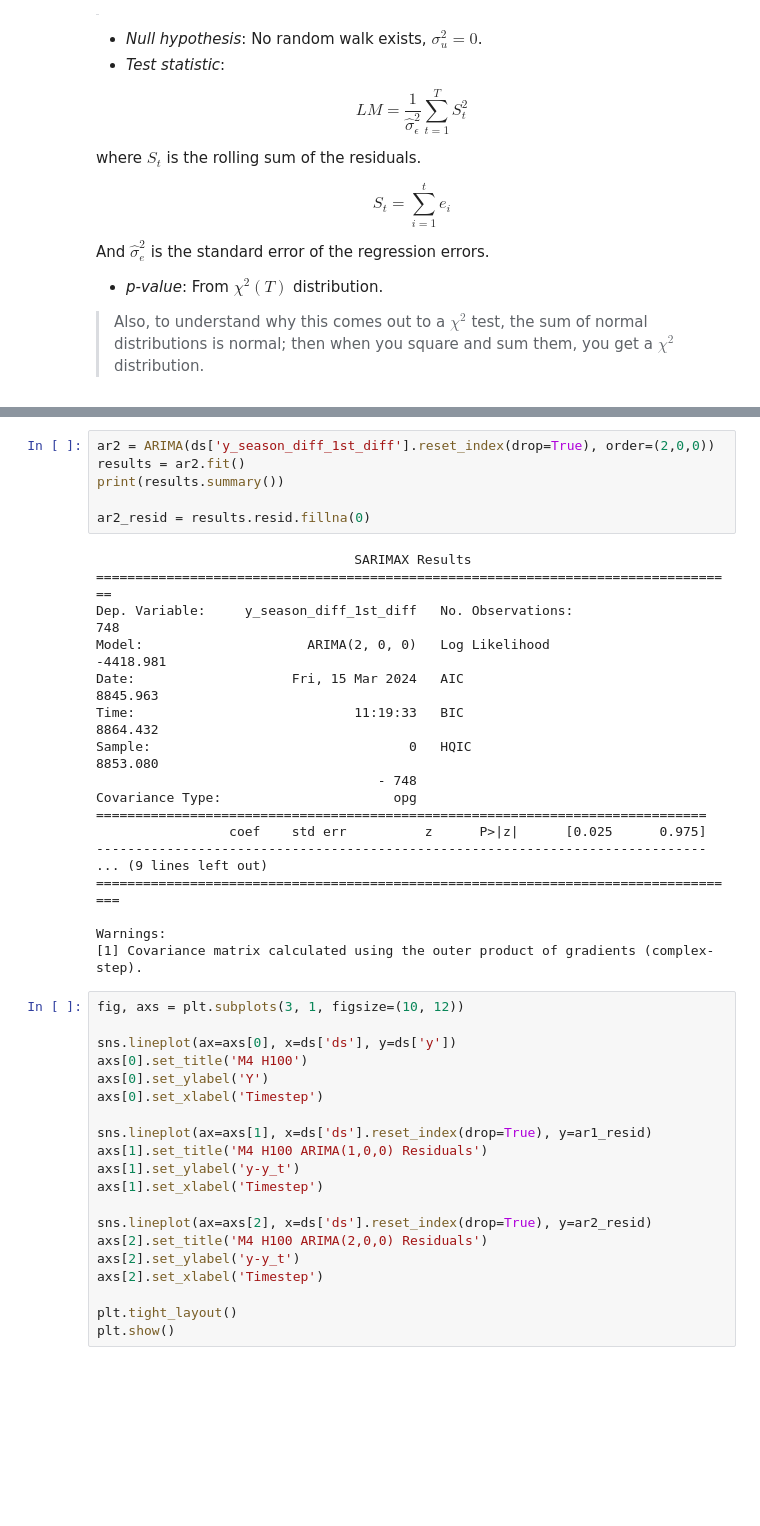
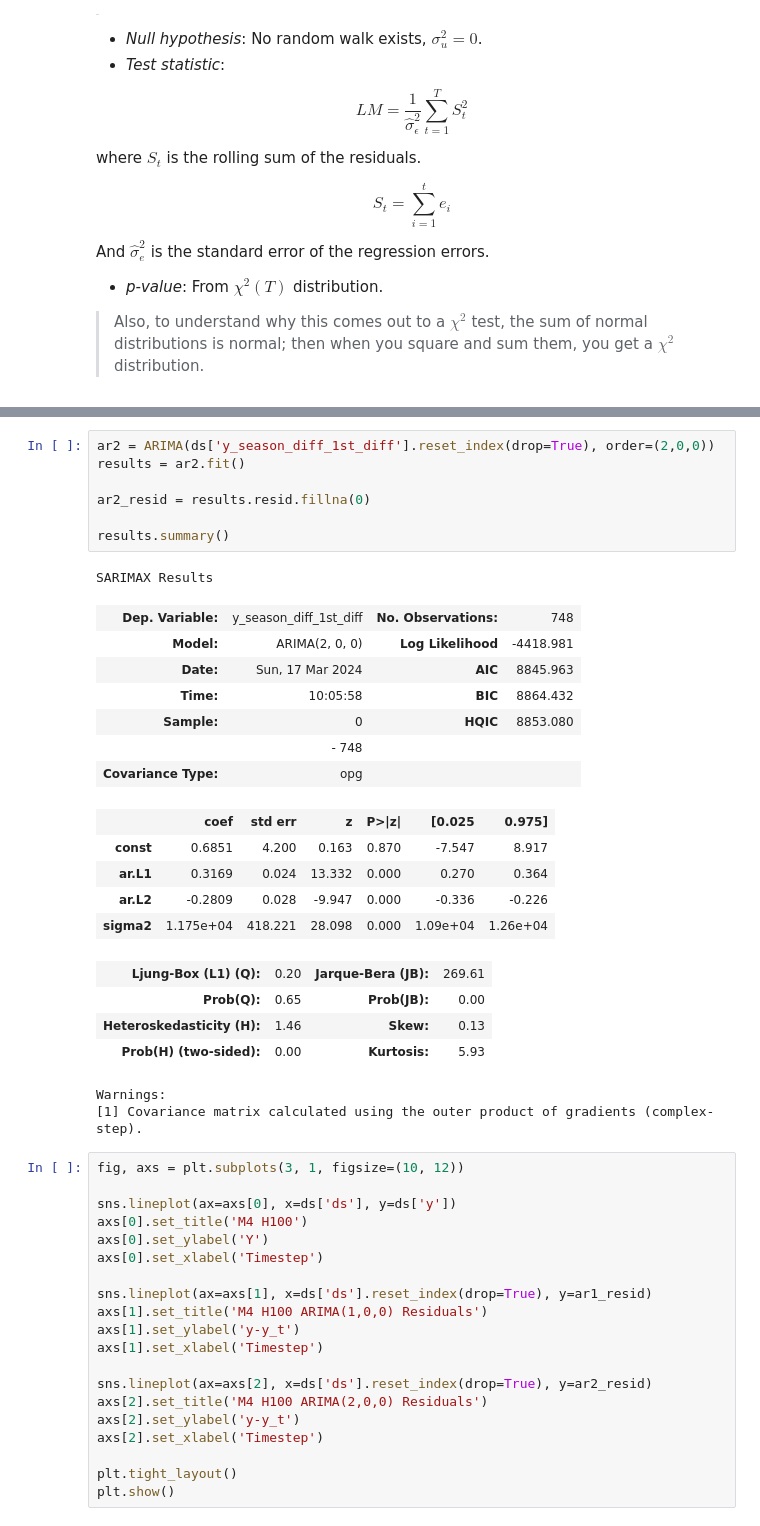
Before and after one commit to cal-yen/fpp3, a Jupyter notebook: chapter_9.ipynb, the cells around one changed output, grey strips where cells are left out. Drawn from its saved outputs; the diff is of its cells as text; blank space fills up the shorter version.

```diff
--- a/chapter_9.ipynb
+++ b/chapter_9.ipynb
@@ -220,27 +220,30 @@ Warnings:
 # %%
 ar2 = ARIMA(ds['y_season_diff_1st_diff'].reset_index(drop=True), order=(2,0,0))
 results = ar2.fit()
-print(results.summary())
 
 ar2_resid = results.resid.fillna(0)
+
+results.summary()
 # %% [output]
-                                 SARIMAX Results
-==================================================================================
-Dep. Variable:     y_season_diff_1st_diff   No. Observations:                  748
-Model:                     ARIMA(2, 0, 0)   Log Likelihood               -4418.981
-Date:                    Fri, 15 Mar 2024   AIC                           8845.963
-Time:                            11:19:33   BIC                           8864.432
-Sample:                                 0   HQIC                          8853.080
-                                    - 748
-Covariance Type:                      opg
-==============================================================================
-                 coef    std err          z      P>|z|      [0.025      0.975]
-------------------------------------------------------------------------------
-... (9 lines left out)
-===================================================================================
-
-Warnings:
-[1] Covariance matrix calculated using the outer product of gradients (complex-step).
+SARIMAX Results
+| Dep. Variable: | y_season_diff_1st_diff | No. Observations: | 748 |
+| Model: | ARIMA(2, 0, 0) | Log Likelihood | -4418.981 |
+| Date: | Sun, 17 Mar 2024 | AIC | 8845.963 |
+| Time: | 10:05:58 | BIC | 8864.432 |
+| Sample: | 0 | HQIC | 8853.080 |
+|  | - 748 |  |  |
+| Covariance Type: | opg |  |  |
+|  | coef | std err | z | P>|z| | [0.025 | 0.975] |
+| const | 0.6851 | 4.200 | 0.163 | 0.870 | -7.547 | 8.917 |
+| ar.L1 | 0.3169 | 0.024 | 13.332 | 0.000 | 0.270 | 0.364 |
+| ar.L2 | -0.2809 | 0.028 | -9.947 | 0.000 | -0.336 | -0.226 |
+| sigma2 | 1.175e+04 | 418.221 | 28.098 | 0.000 | 1.09e+04 | 1.26e+04 |
+| Ljung-Box (L1) (Q): | 0.20 | Jarque-Bera (JB): | 269.61 |
+| Prob(Q): | 0.65 | Prob(JB): | 0.00 |
+| Heteroskedasticity (H): | 1.46 | Skew: | 0.13 |
+| Prob(H) (two-sided): | 0.00 | Kurtosis: | 5.93 |
+Warnings:
+[1] Covariance matrix calculated using the outer product of gradients (complex-step).
 # %%
 fig, axs = plt.subplots(3, 1, figsize=(10, 12))
 
```
Also changed, not shown: parts of 7 cells of this notebook.
